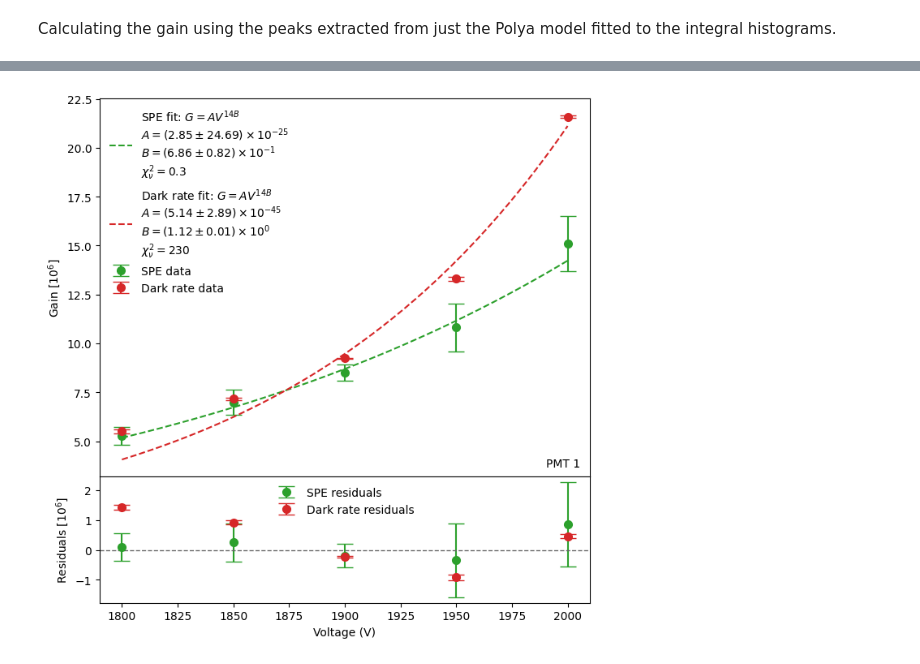
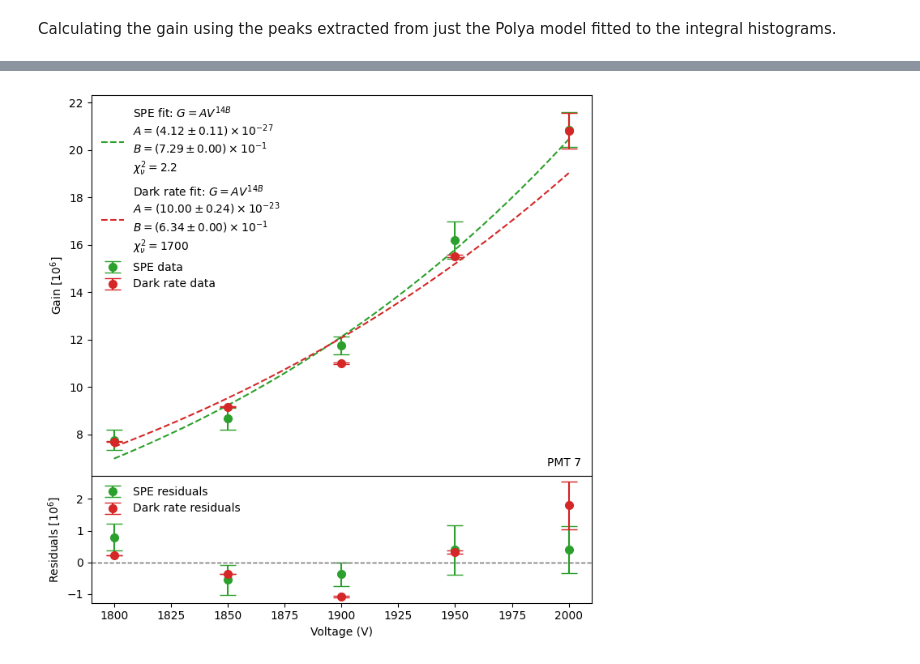
Before and after one commit to hhuckvale/DMProject, a Jupyter notebook: PMT_Characteristics/Gain/BOTHPolyaGain.ipynb, the cells around one changed output, grey strips where cells are left out. Cells and saved outputs as stored; diff of their text form; code cells hidden in the pictures.

```diff
--- a/PMT_Characteristics/Gain/BOTHPolyaGain.ipynb
+++ b/PMT_Characteristics/Gain/BOTHPolyaGain.ipynb
@@ -29,8 +29,8 @@ def format_scientific_latex(val, err, n=2):
 # %%
 #load the csvs with the peak information
 
-spe_df = pd.read_csv('PMT1_spe_polya_peak_positions.csv')
-darkrate_df = pd.read_csv('PMT1_DR_polya_peak_positions.csv')
+spe_df = pd.read_csv('PMT7_spe_COMBINED_polya_peak_positions.csv')
+darkrate_df = pd.read_csv('PMT7_DR_polya_peak_positions.csv')
 
 #discard non-physical events
 spe_df = spe_df[spe_df['polya_peak_pC'] > 0].reset_index(drop=True)
@@ -125,17 +125,22 @@ def fit_gain_curve(voltage, gain, gain_err, ignore_voltage):
 
     p0 = [5e-26, 0.7] #initial guesses
 
-    '''
+    sigma = gain_err[mask]
+    sigma[sigma == 0.0] = 1
+
+
+
     bounds = (
         [1e-27, 0],   # lower bounds: A, B
         [1e-22, 1]    # upper bounds: A, B
     )
+
     popt, pcov = curve_fit(
         gain_model,
         voltage[mask],
         gain[mask],
-        sigma=gain_err[mask],
-        absolute_sigma=True,
+        sigma=sigma,
+        absolute_sigma=False,
         p0=p0,
         bounds=bounds,
         maxfev=10000
@@ -145,12 +150,12 @@ def fit_gain_curve(voltage, gain, gain_err, ignore_voltage):
         gain_model,
         voltage[mask],
         gain[mask],
-        sigma=gain_err[mask],
-        absolute_sigma=True,
+        sigma=sigma,
+        absolute_sigma=False,
         p0=p0,
         maxfev=10000
     )
-
+    '''
     A_fit, B_fit = popt
     err_A, err_B = np.sqrt(np.diag(pcov))
 
@@ -453,7 +458,7 @@ ax.plot(
 )
 ax.text(
     0.98, 0.02,
-    'PMT 1',
+    'PMT 7',
     transform=ax.transAxes,
     ha='right',
     va='bottom',
@@ -470,31 +475,31 @@ ax_res.errorbar(
     yerr=spe_avg_gain['gain_error'][mask_spe]/1e6,
     fmt='o',
     markersize=7,
     capsize=7,
     color='tab:green',
     label='SPE residuals'
 )
 
 ax_res.errorbar(
     darkrate_avg_gain['voltage'][mask_dark],
     residuals_dark[mask_dark]/1e6,
     yerr=darkrate_avg_gain['gain_error'][mask_dark]/1e6,
     fmt='o',
     markersize=7,
     capsize=7,
     color='tab:red',
     label='Dark rate residuals'
 )
 
 # Zero line
 ax_res.axhline(0, color='0.4', linestyle='--', linewidth=1)
 
 ax_res.set_xlabel('Voltage (V)')
 ax_res.set_ylabel('Residuals [$10^6$]')
 ax_res.legend(frameon=False)
 
 
 plt.tight_layout()
 plt.show()
 # %% [output]
-[figure, old version]
+[figure, new version]
```
Also changed, not shown: parts of 3 cells of this notebook, 3 other files.
